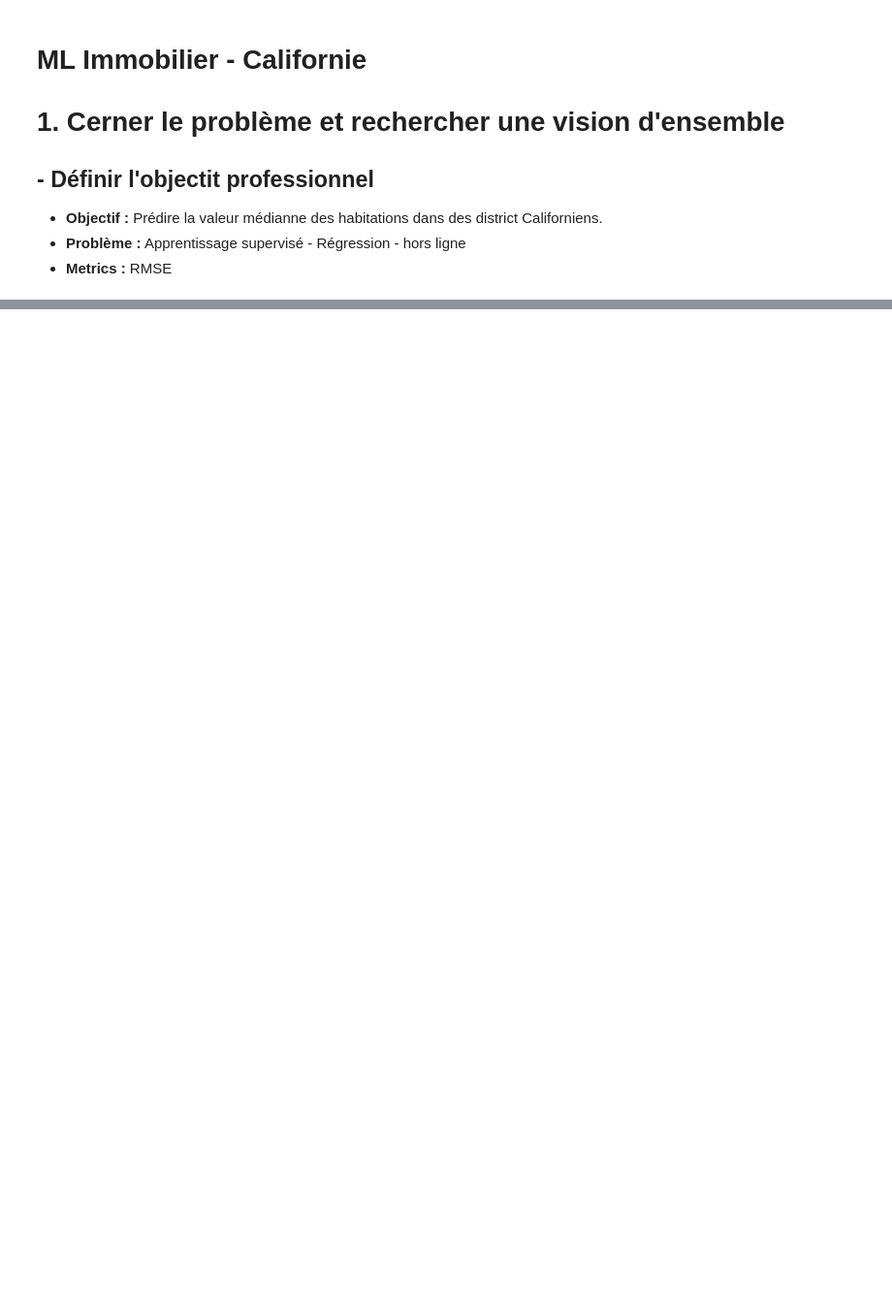
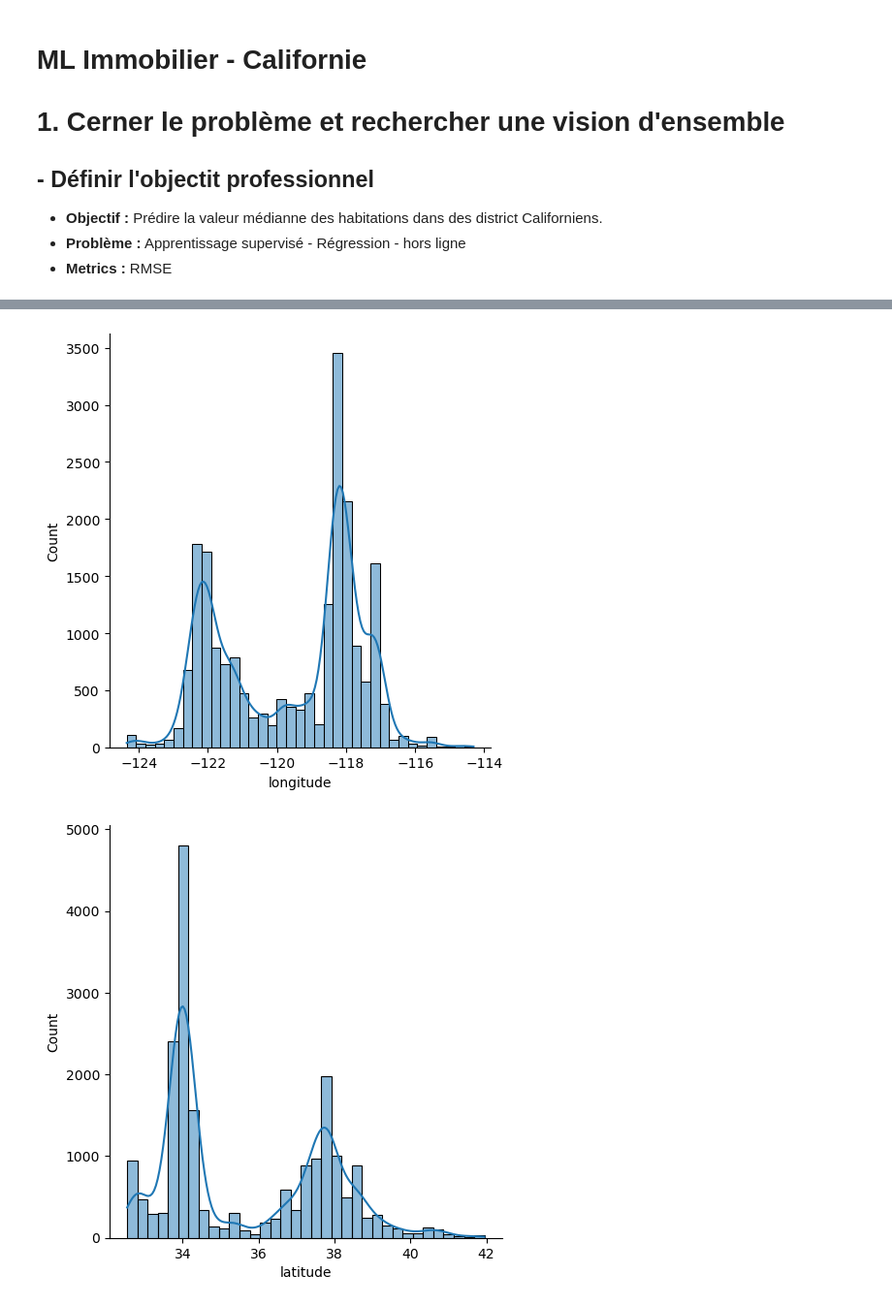
Before and after one commit to MouloudB-24/housing_californie, a Jupyter notebook: houlsing_Californie.ipynb, the cells around one changed output, grey strips where cells are left out. Shown at 97% size. Cells and saved outputs as stored; diff of their text form; code cells hidden in the pictures; blank space fills up the shorter version.

```diff
--- a/houlsing_Californie.ipynb
+++ b/houlsing_Californie.ipynb
@@ -27,0 +114,6 @@ def load_housing_data():
+# %%
+for col in df.select_dtypes('float'):
+    sns.displot(df[col], kde=True)
+# %% [output]
+[figure, added]
+[figure, added]
```
Also changed, not shown: parts of 37 cells of this notebook, 2 other files.
